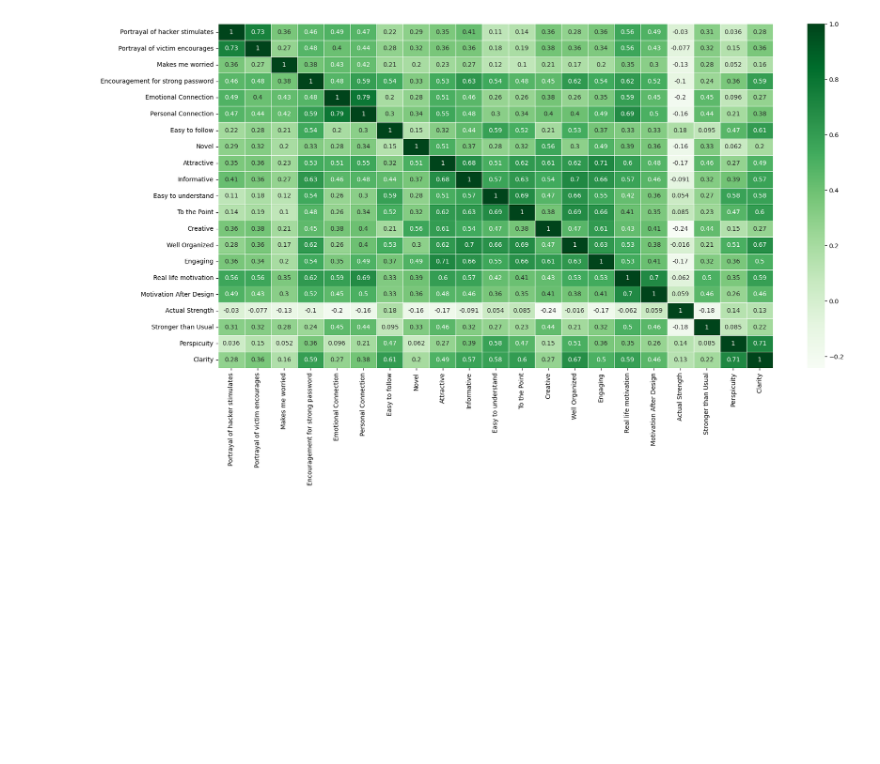
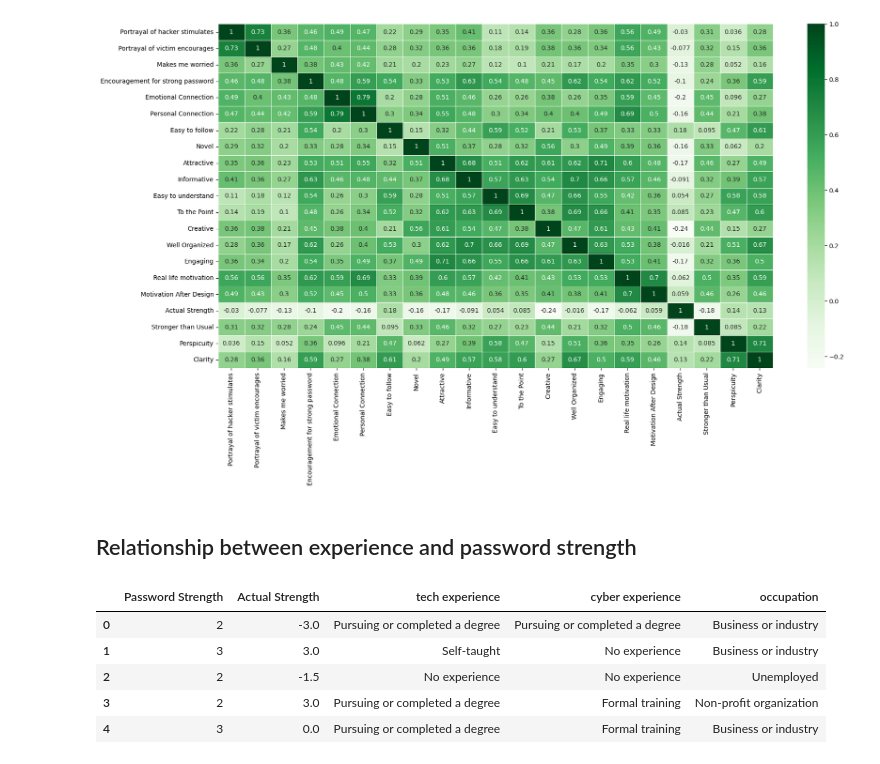
Before and after one commit to rizupaudel/designStudy, a Jupyter notebook: priming/analysis/cross.ipynb, the cells around one changed output. Cells and saved outputs as stored; diff of their text form; code cells hidden in the pictures; blank space fills up the shorter version.

```diff
--- a/priming/analysis/cross.ipynb
+++ b/priming/analysis/cross.ipynb
@@ -120,3 +112,17 @@ sns.heatmap(cormat, annot=True, cmap="Greens", linewidths=.5, ax=ax)
 # %% [output]
 <AxesSubplot: >
 [figure]
+# %% [markdown]
+## Relationship between experience and password strength
+# %%
+temp_demo_field = ['tech experience', 'cyber experience', 'occupation']
+temp_pass_field = ['Password Strength', 'Actual Strength']
+exp_passstrength = password[temp_pass_field].join(demo[temp_demo_field])
+exp_passstrength.head()
+# %% [output]
+|  | Password Strength | Actual Strength | tech experience | cyber experience | occupation |
+| 0 | 2 | -3.0 | Pursuing or completed a degree | Pursuing or completed a degree | Business or industry |
+| 1 | 3 | 3.0 | Self-taught | No experience | Business or industry |
+| 2 | 2 | -1.5 | No experience | No experience | Unemployed |
+| 3 | 2 | 3.0 | Pursuing or completed a degree | Formal training | Non-profit organization |
+| 4 | 3 | 0.0 | Pursuing or completed a degree | Formal training | Business or industry |
```
Also changed, not shown: parts of 7 cells of this notebook, 4 other files.
